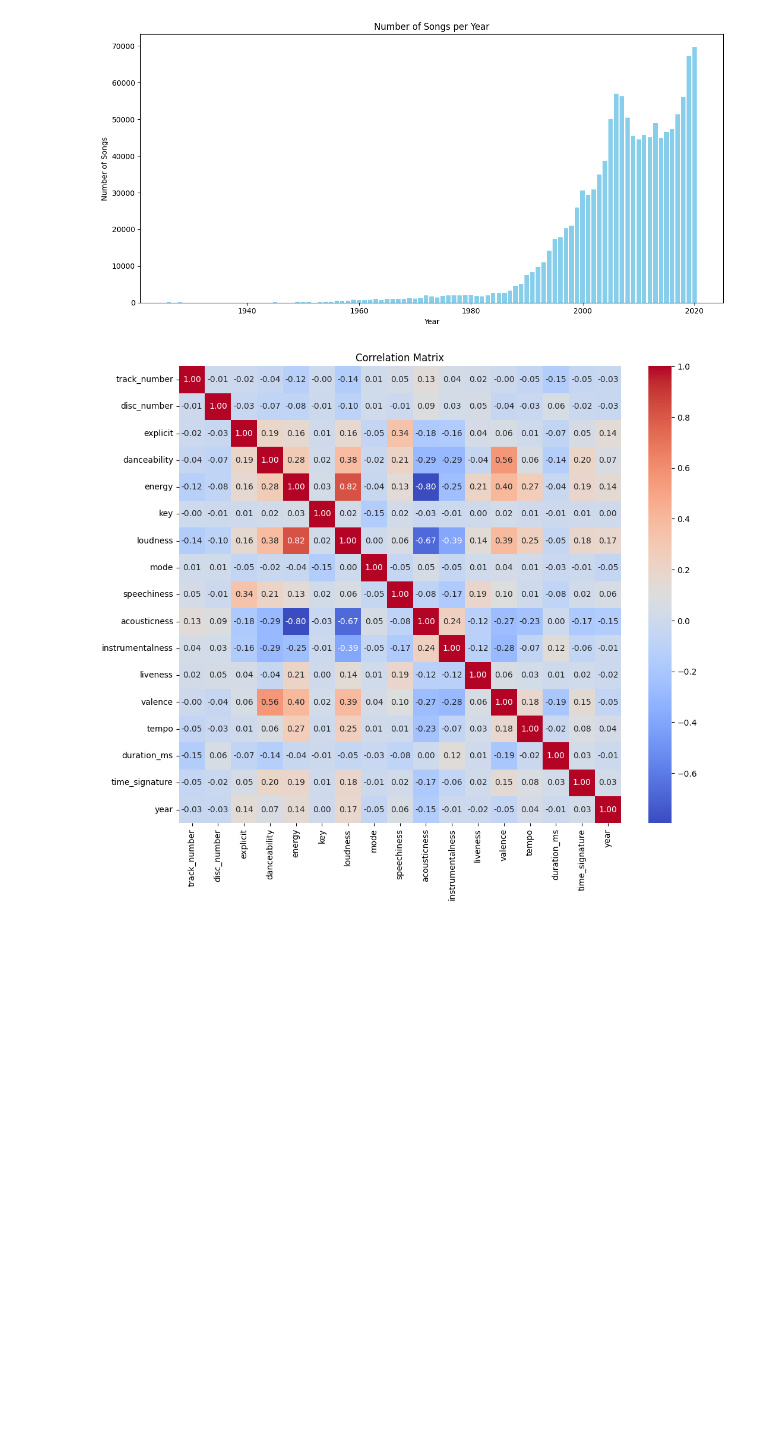
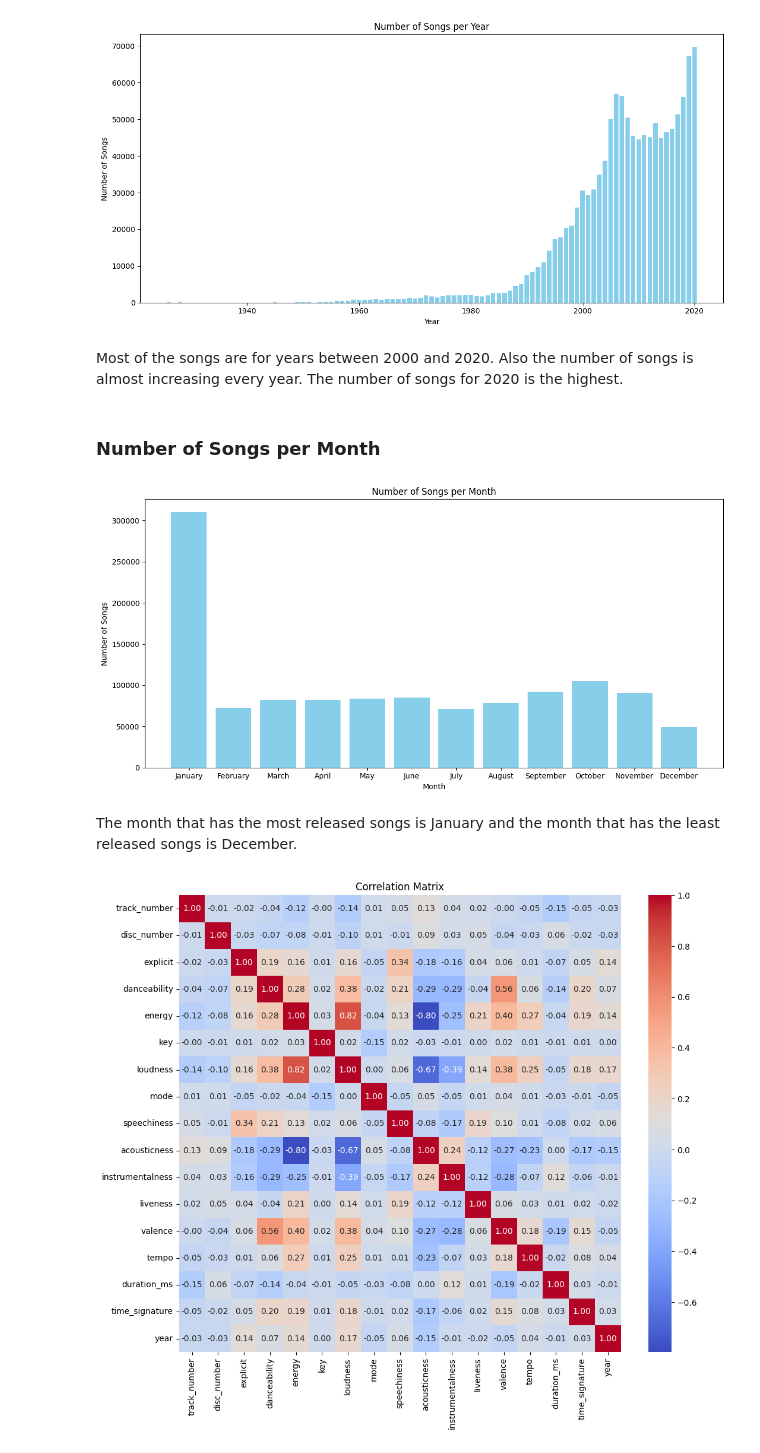
Before and after one commit to avamirm/Investigation-Using-PySpark, a Jupyter notebook: Spotify/spotify.ipynb, the cells around one changed output. Saved outputs shown, nothing was run; the diff lists cells and outputs as text; code cells hidden in the pictures; blank space fills up the shorter version.

Commit message:
Add some explanation on spotify.ipynb

```diff
--- a/Spotify/spotify.ipynb
+++ b/Spotify/spotify.ipynb
@@ -134,0 +139,3 @@ Column 'release_date': 0 null values
+# %%
+spotify_df = spotify_df.dropna(subset=['name', 'album'])
+count_nulls(spotify_df)
@@ -152,6 +176,29 @@ plt.tight_layout()
 plt.show()
 # %% [output]
 [figure]
+# %% [markdown]
+Most of the songs are for years between 2000 and 2020. Also the number of songs is almost increasing every year. The number of songs for 2020 is the highest.
+# %% [markdown]
+### Number of Songs per Month
+# %%
+month_df = spotify_df.groupBy(F.month("release_date").alias("month")).count()
+month_df = month_df.orderBy("month")
+months = month_df.select("month").rdd.flatMap(lambda x: x).collect()
+counts = month_df.select("count").rdd.flatMap(lambda x: x).collect()
+month_names = [calendar.month_name[month] for month in months]
+
+plt.figure(figsize=(12, 6))
+plt.bar(month_names, counts, color='skyblue')
+plt.xlabel("Month")
+plt.ylabel("Number of Songs")
+plt.title("Number of Songs per Month")
+plt.xticks(rotation=0)
+plt.tight_layout()
+plt.show()
+# %% [output]
+[figure, added]
+# %% [markdown]
+The month that has the most released songs is January and the month that has the least released songs is December.
 # %%
 numerical_cols = ["track_number", "disc_number", "explicit", "danceability", "energy", "key", "loudness", "mode", "speechiness",
                   "acousticness", "instrumentalness", "liveness", "valence", "tempo", "duration_ms", "time_signature", "year"]
```
Also changed, not shown: parts of 18 cells of this notebook, 1 other file.
